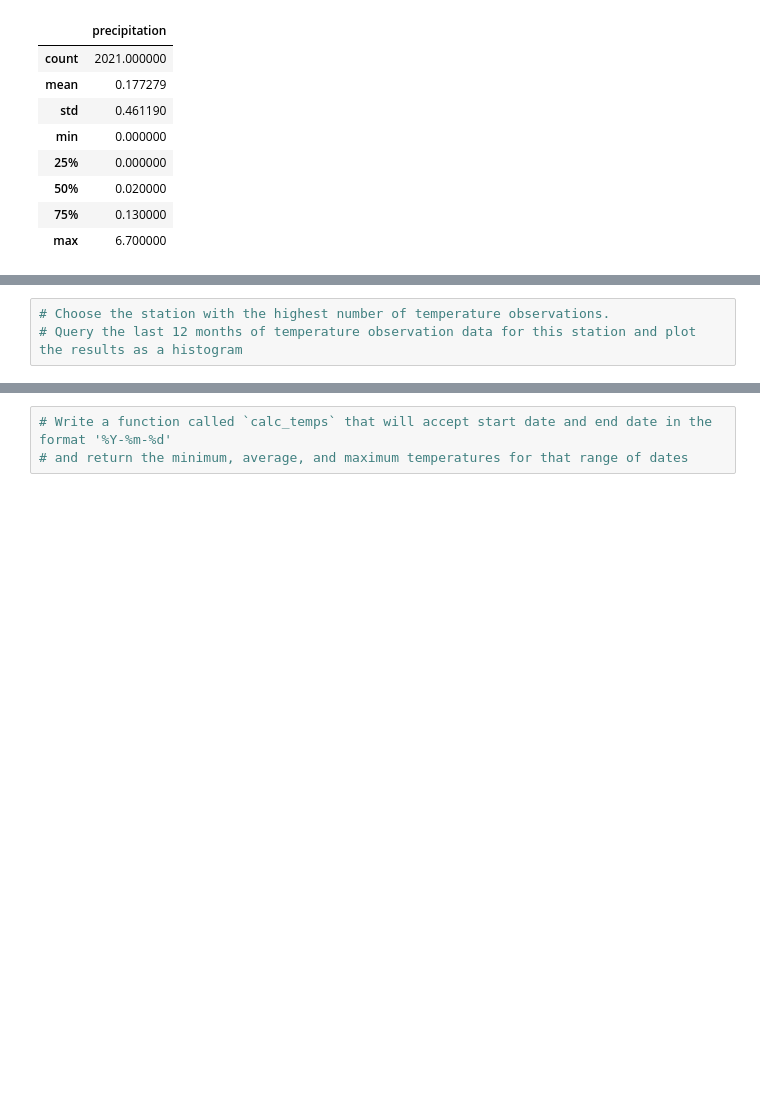
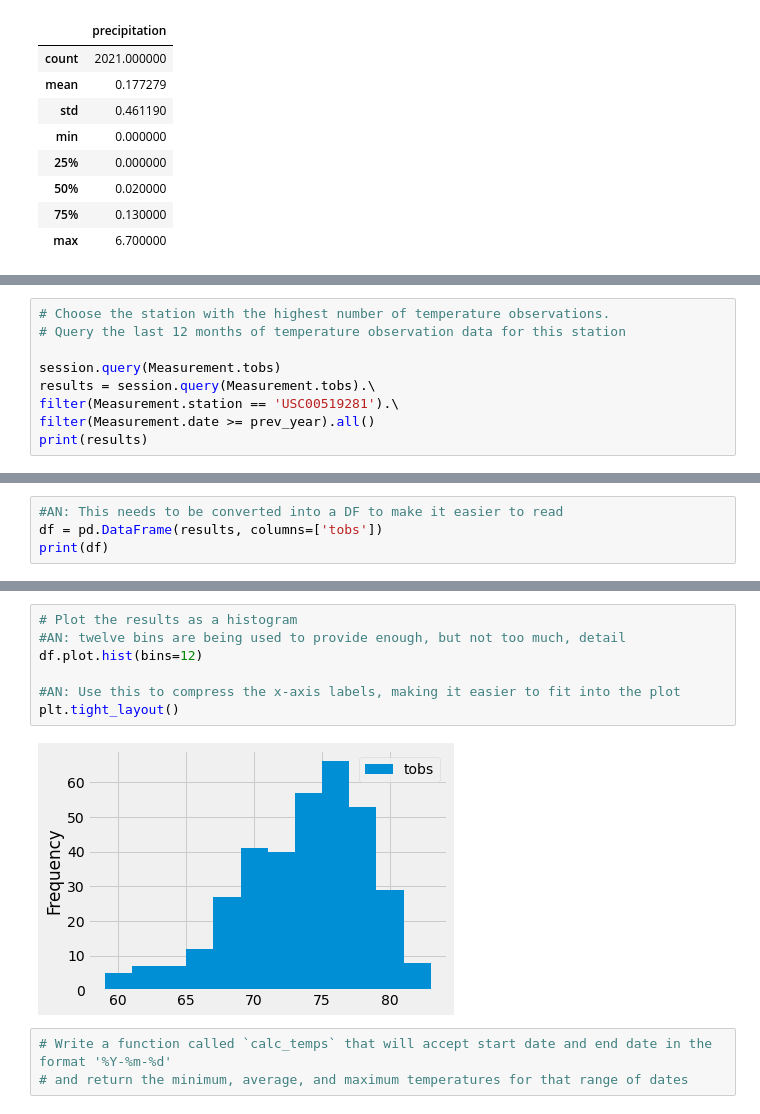
Before and after one commit to BHCharlton/surfs_up, a Jupyter notebook: climate_analysis.ipynb, the cells around one changed output, grey strips where cells are left out. Saved outputs shown, nothing was run; the diff lists cells and outputs as text; blank space fills up the shorter version.

Commit message:
Histogram

```diff
--- a/climate_analysis.ipynb
+++ b/climate_analysis.ipynb
@@ -145,3 +177,9 @@ df.describe()
 # %%
 # Choose the station with the highest number of temperature observations.
-# Query the last 12 months of temperature observation data for this station and plot the results as a histogram
+# Query the last 12 months of temperature observation data for this station
+
+session.query(Measurement.tobs)
+results = session.query(Measurement.tobs).\
+filter(Measurement.station == 'USC00519281').\
+filter(Measurement.date >= prev_year).all()
+print(results)
@@ -147,0 +188,4 @@ df.describe()
+# %%
+#AN: This needs to be converted into a DF to make it easier to read
+df = pd.DataFrame(results, columns=['tobs'])
+print(df)
@@ -148,3 +207,12 @@ df.describe()
+# %%
+# Plot the results as a histogram
+#AN: twelve bins are being used to provide enough, but not too much, detail
+df.plot.hist(bins=12)
+
+#AN: Use this to compress the x-axis labels, making it easier to fit into the plot
+plt.tight_layout()
+# %% [output]
+[figure, added]
 # %%
 # Write a function called `calc_temps` that will accept start date and end date in the format '%Y-%m-%d'
 # and return the minimum, average, and maximum temperatures for that range of dates
```
Also changed, not shown: parts of 7 cells of this notebook.
